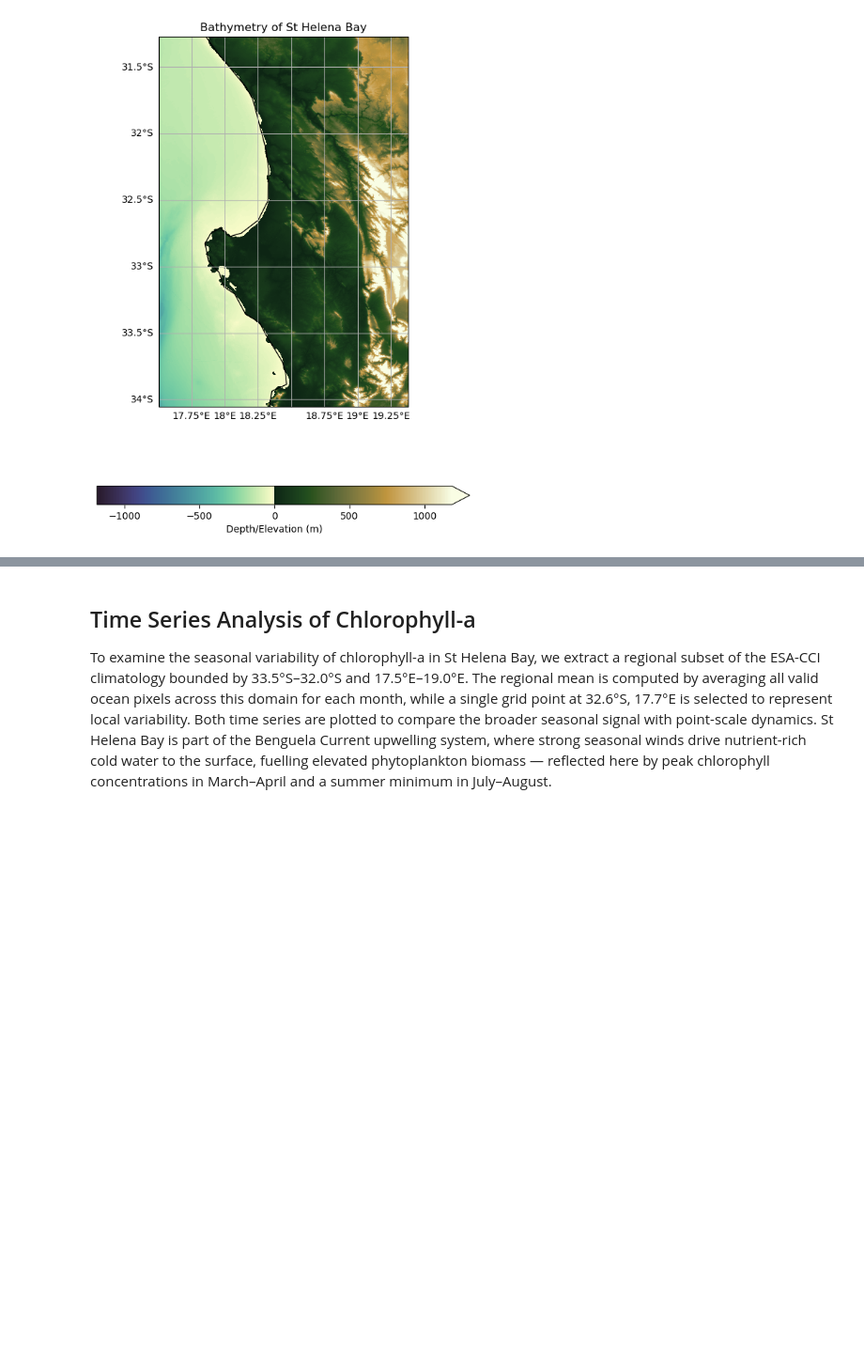
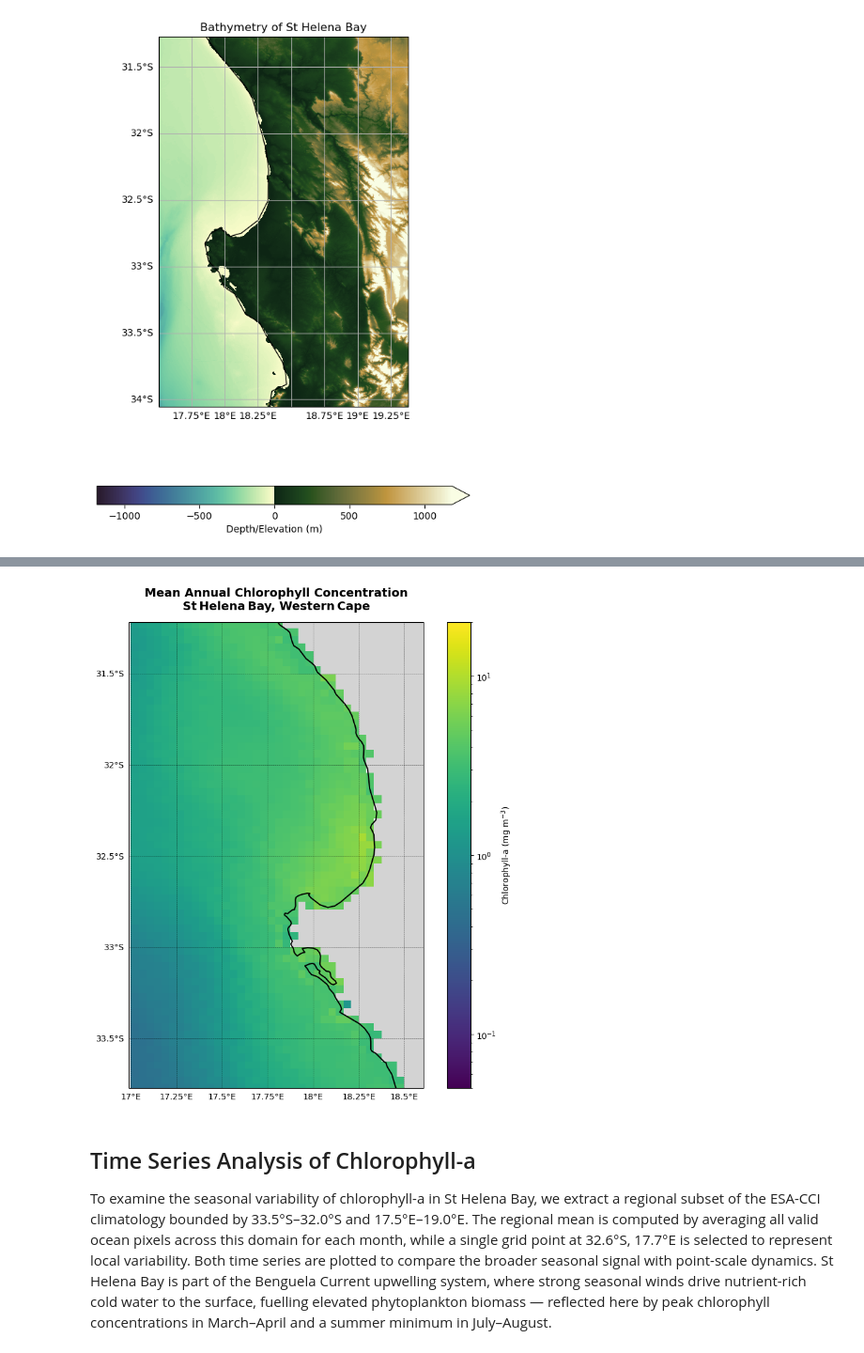
Before and after one commit to koketso18232/SAMOS2026-Core3CS-ASAYIKO, a Jupyter notebook: E5/Exercise5.ipynb, the cells around one changed output, grey strips where cells are left out. Shown at 94% size. Saved outputs shown, nothing was run; the diff lists cells and outputs as text; code cells hidden in the pictures; blank space fills up the shorter version.

```diff
--- a/E5/Exercise5.ipynb
+++ b/E5/Exercise5.ipynb
@@ -150,0 +160,12 @@ print(os.listdir("."))
+# %%
+# Identification of chlorophyll variable
+possible_names = ['chlor_a', 'chlorophyll', 'CHL', 'chl']
+
+for name in possible_names:
+    if name in chl.data_vars:
+        chlorophyll = chl[name]
+        print(f"Using variable: {name}")
+        break
+
+# Display variable summary
+chlorophyll
@@ -150,0 +188,5 @@ print(os.listdir("."))
+# %%
+# Compute annual mean chlorophyll concentration
+annual_mean = chlorophyll.mean(dim='time')
+
+annual_mean
@@ -151,3 +216,66 @@ print(os.listdir("."))
+# %%
+# Import libraries
+import matplotlib.pyplot as plt
+from matplotlib.colors import LogNorm
+import cartopy.crs as ccrs
+import cartopy.feature as cfeature
+import xarray as xr
+
+# Define bounding box for St Helena Bay
+lon_min, lon_max = 16.9876, 18.6069
+lat_min, lat_max = -33.7727, -31.2160
+
+# Handle latitude orientation automatically
+if annual_mean.lat[0] > annual_mean.lat[-1]:
+
+    st_helena = annual_mean.sel(lon=slice(lon_min, lon_max), lat=slice(lat_max, lat_min))
+else:
+    # Dataset stored south→north
+    st_helena = annual_mean.sel(lon=slice(lon_min, lon_max), lat=slice(lat_min, lat_max))
+
+# Mask invalid or zero values
+st_helena = st_helena.where(st_helena > 0)
+
+# Plot Settings
+fig = plt.figure(figsize=(10, 10))
+ax = plt.axes(projection=ccrs.PlateCarree())   # Standard lat/lon projection
+
+# Plot chlorophyll with logarithmic color scale
+plot = st_helena.plot(
+    ax=ax,
+    transform=ccrs.PlateCarree(),
+    cmap='viridis',
+    norm=LogNorm(vmin=0.05, vmax=20),   # Log scale for better contrast
+    cbar_kwargs={
+        "label": "Chlorophyll-a (mg m$^{-3}$)"})
+
+# Set map extent to region of interest
+ax.set_extent([lon_min, lon_max, lat_min, lat_max], crs=ccrs.PlateCarree())
+
+# Coastlines, land shading, and borders
+ax.coastlines(resolution='10m', linewidth=1.5, color='black')
+ax.add_feature(cfeature.LAND, facecolor='lightgray', zorder=0)
+ax.add_feature(cfeature.BORDERS, linestyle=':', linewidth=0.5)
+
+# Gridlines with labels
+gl = ax.gridlines(draw_labels=True, linewidth=0.4, linestyle='--', color='black', alpha=0.6)
+gl.top_labels = False
+gl.right_labels = False
+gl.xlabel_style = {'size': 10}
+gl.ylabel_style = {'size': 10}
+
+# Title
+ax.set_title(
+    'Mean Annual Chlorophyll Concentration\nSt Helena Bay, Western Cape',
+    fontsize=14,
+    weight='bold',
+    pad=15
+)
+
+# Final map
+plt.show()
+# %% [output]
+[figure, added]
 # %% [markdown]
 ## Time Series Analysis of Chlorophyll-a
 
```
Also changed, not shown: parts of 6 cells of this notebook.
